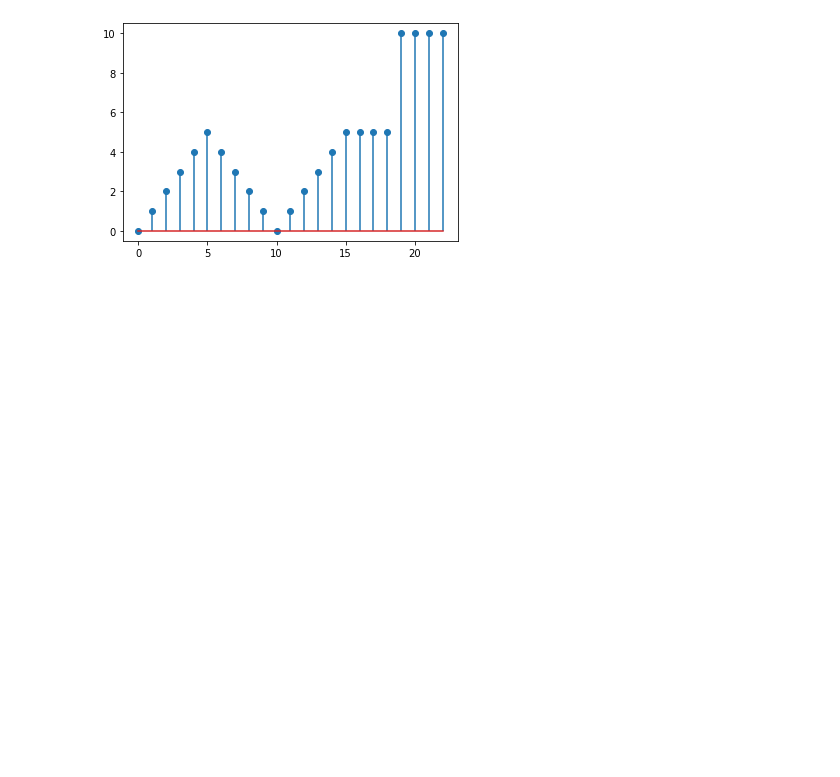
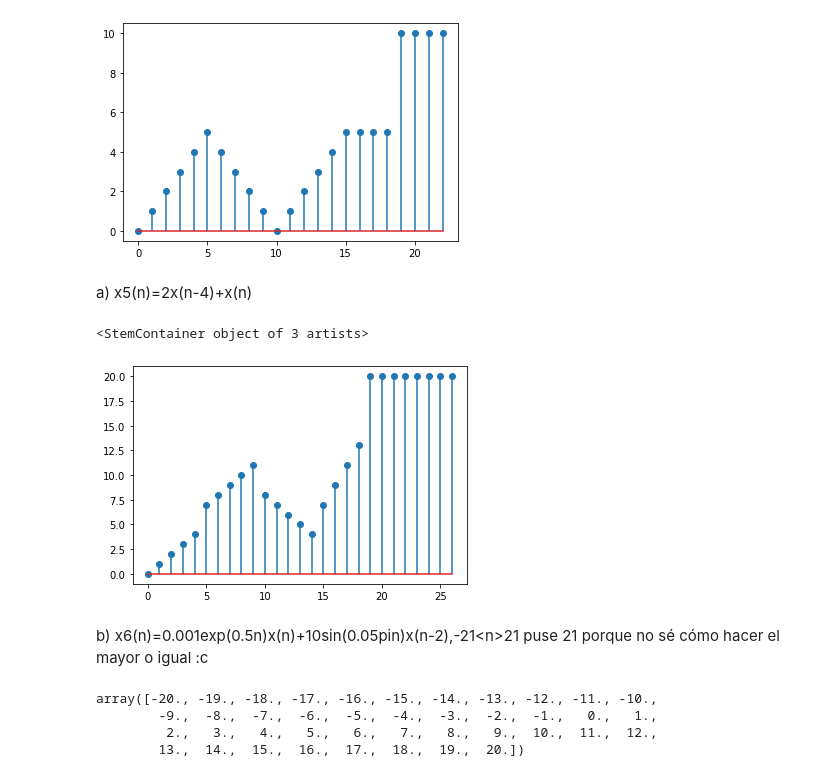
Before and after one commit to MateoOyuelaR19/LAB-BIOSE-ALES, a Jupyter notebook: 2_sistemas_y_senales_discretos.ipynb, the cells around one changed output. Saved outputs shown, nothing was run; the diff lists cells and outputs as text; code cells hidden in the pictures; blank space fills up the shorter version.

```diff
--- a/2_sistemas_y_senales_discretos.ipynb
+++ b/2_sistemas_y_senales_discretos.ipynb
@@ -122,0 +119,20 @@ plt.stem(n,xn)
+# %% [markdown]
+a) x5(n)=2x(n-4)+x(n)
+# %%
+x0=np.zeros(4)
+x5=2*np.hstack((x0,xn))+np.hstack((xn,x0))
+n=np.linspace(0,np.shape(x5)[0]-1,np.shape(x5)[0])
+plt.stem(n,x5)
+# %% [output]
+<StemContainer object of 3 artists>
+[figure, added]
+# %% [markdown]
+b) x6(n)=0.001exp(0.5n)x(n)+10sin(0.05pin)x(n-2),-21<<n>n>21 puse 21 porque no sé cómo hacer el mayor o igual :c
+# %%
+n=np.linspace(-20,20,41)
+n
+# %% [output]
+array([-20., -19., -18., -17., -16., -15., -14., -13., -12., -11., -10.,
+        -9.,  -8.,  -7.,  -6.,  -5.,  -4.,  -3.,  -2.,  -1.,   0.,   1.,
+         2.,   3.,   4.,   5.,   6.,   7.,   8.,   9.,  10.,  11.,  12.,
+        13.,  14.,  15.,  16.,  17.,  18.,  19.,  20.])
```
Also changed, not shown: parts of 2 cells of this notebook.
